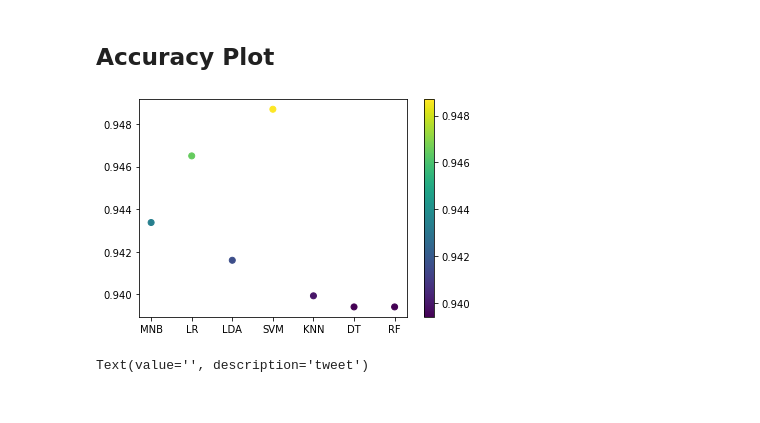
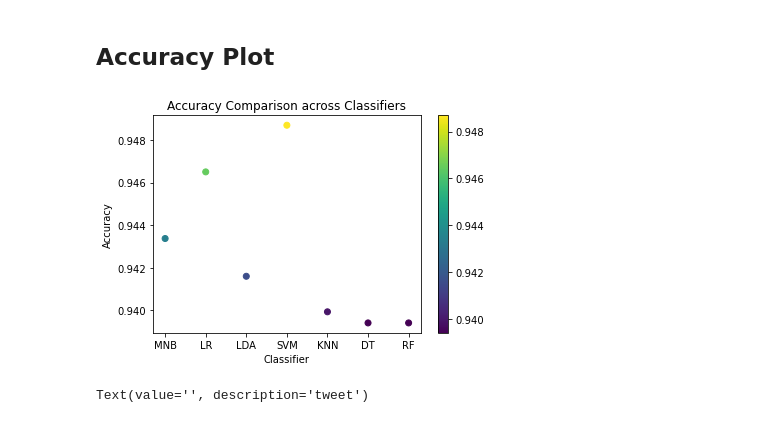
Before and after one commit to nsbisht/S2_Project_AoML_Comparative_Study_of_ML_Classification_Algorithms, a Jupyter notebook: Twitter_Sentiment_Analysis/SA.ipynb, the cells around one changed output. Saved outputs shown, nothing was run; the diff lists cells and outputs as text; code cells hidden in the pictures.

```diff
--- a/Twitter_Sentiment_Analysis/SA.ipynb
+++ b/Twitter_Sentiment_Analysis/SA.ipynb
@@ -788,10 +788,13 @@ data.head()
 # %%
 log_df = pd.DataFrame(log )
 plt.scatter(log_df['classifier'], log_df['accuracy'], c=log_df['accuracy'])
 plt.colorbar()
+plt.xlabel('Classifier')
+plt.ylabel('Accuracy')
+plt.title('Accuracy Comparison across Classifiers')
 plt.show()
 # %% [output]
-[figure, old version]
+[figure, new version]
 # %%
 tweet = widgets.Text(description="tweet")
 # %%
```
